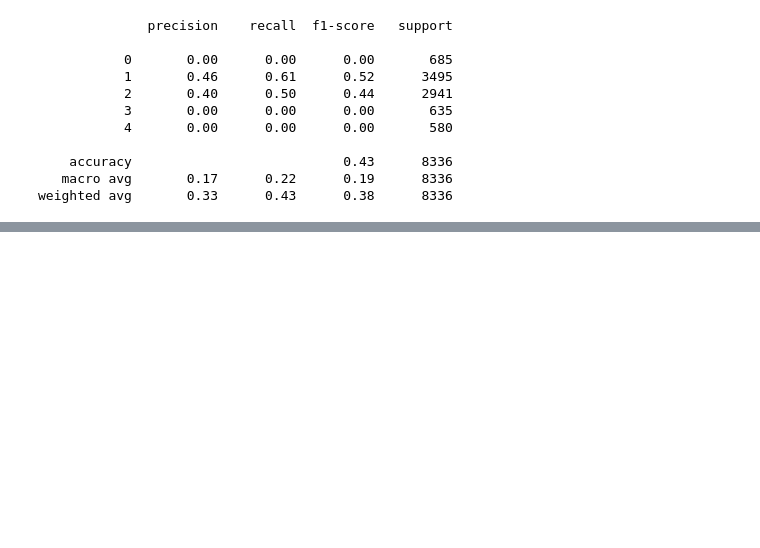
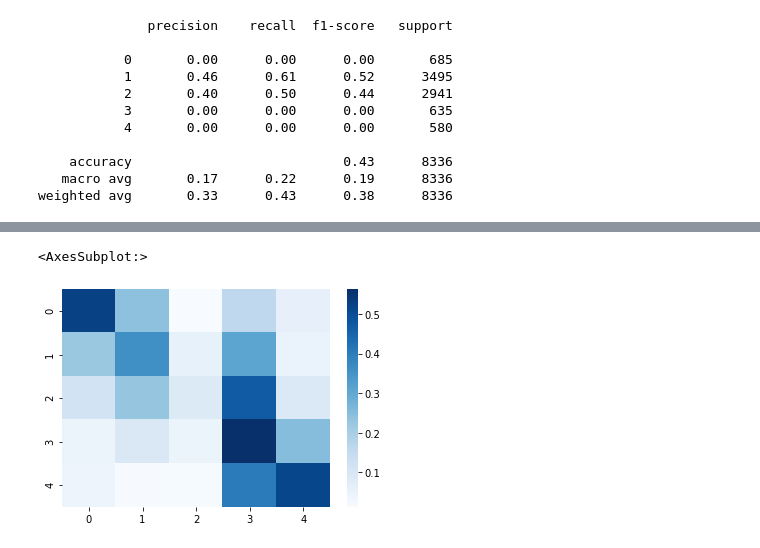
Before and after one commit to gchambers11/SpringBoard_Capstone_Two, a Jupyter notebook: Capstone Modeling.ipynb, the cells around one changed output, grey strips where cells are left out. Saved outputs shown, nothing was run; the diff lists cells and outputs as text; code cells hidden in the pictures; blank space fills up the shorter version.

```diff
--- a/Capstone Modeling.ipynb
+++ b/Capstone Modeling.ipynb
@@ -542,0 +624,2 @@ weighted avg       0.33      0.43      0.38      8336
+# %%
+rscv_gbc2.fit(X_train, y_train)
@@ -542,0 +679,9 @@ weighted avg       0.33      0.43      0.38      8336
+# %%
+weights = {0: 0.7,
+           3: 1.5,
+           4: 1.2,
+           2: 0.2,
+           1: 0.2}
+logit = LogisticRegression(max_iter=10**6, class_weight = weights, multi_class = 'ovr')
+# %%
+logit.fit(X_train, y_train)
@@ -542,0 +691,3 @@ weighted avg       0.33      0.43      0.38      8336
+# %%
+pred = logit.predict(X_test)
+print(classification_report(y_test, pred))
@@ -542,0 +706,5 @@ weighted avg       0.33      0.43      0.38      8336
+# %%
+sns.heatmap(confusion_matrix(y_test, pred, normalize='true'), cmap='Blues')
+# %% [output]
+<AxesSubplot:>
+[figure, added]
```
Also changed, not shown: parts of 83 cells of this notebook.
